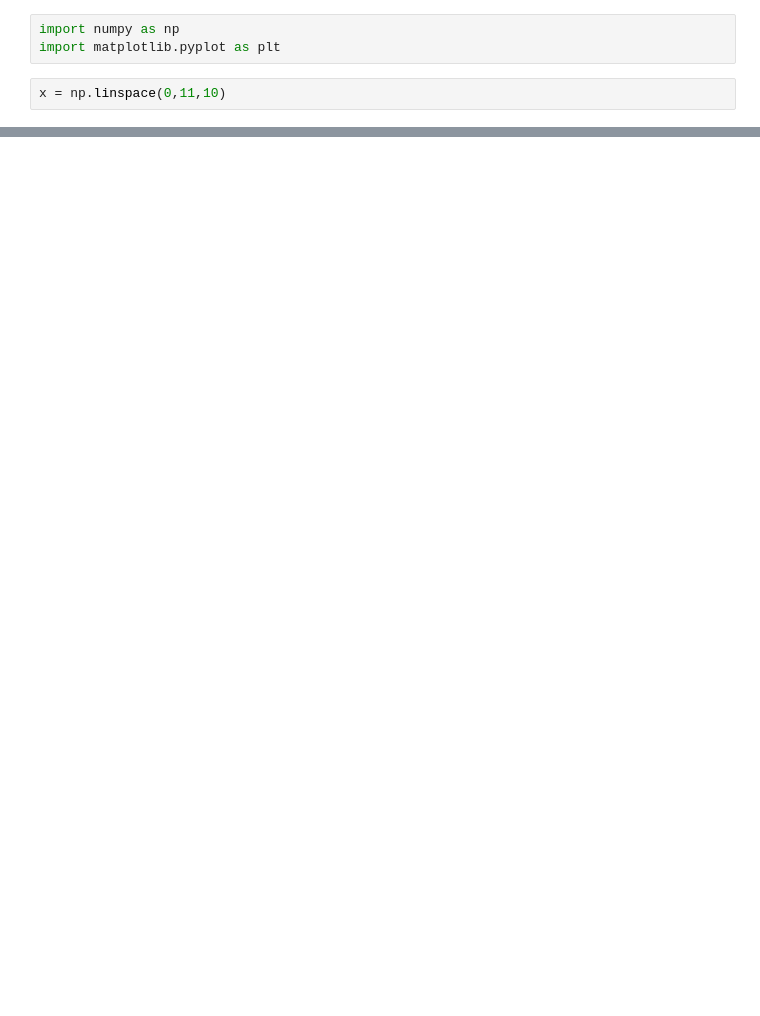
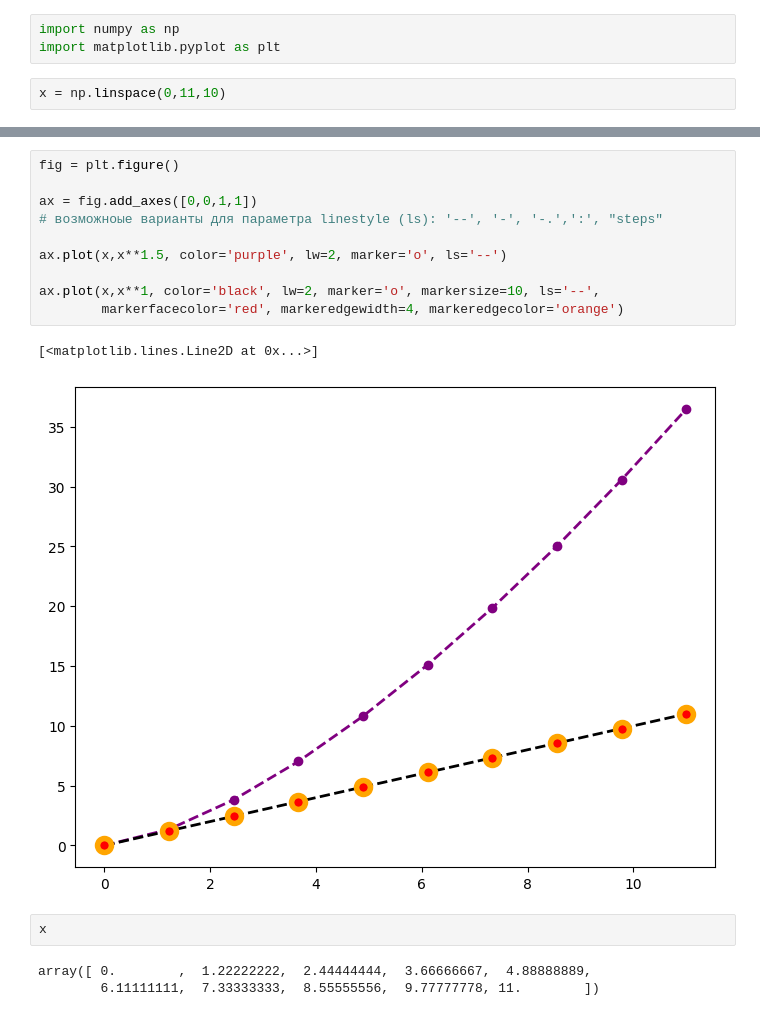
Before and after one commit to che711/DS_ML_course, a Jupyter notebook: lesson4_Matplotlib/lesson4_graphs_colors.ipynb, the cells around one changed output, grey strips where cells are left out. Drawn from its saved outputs; the diff is of its cells as text; blank space fills up the shorter version.

```diff
--- a/lesson4_Matplotlib/lesson4_graphs_colors.ipynb
+++ b/lesson4_Matplotlib/lesson4_graphs_colors.ipynb
@@ -13,0 +40,18 @@ ax.plot(x,x,color='lightblue')
+# %%
+fig = plt.figure()
+
+ax = fig.add_axes([0,0,1,1])
+# возможноые варианты для параметра linestyle (ls): '--', '-', '-.',':', "steps"
+
+ax.plot(x,x**1.5, color='purple', lw=2, marker='o', ls='--')
+
+ax.plot(x,x**1, color='black', lw=2, marker='o', markersize=10, ls='--',
+        markerfacecolor='red', markeredgewidth=4, markeredgecolor='orange')
+# %% [output]
+[<matplotlib.lines.Line2D at 0x...>]
+[figure, added]
+# %%
+x
+# %% [output]
+array([ 0.        ,  1.22222222,  2.44444444,  3.66666667,  4.88888889,
+        6.11111111,  7.33333333,  8.55555556,  9.77777778, 11.        ])
```
Also changed, not shown: parts of 4 cells of this notebook.
